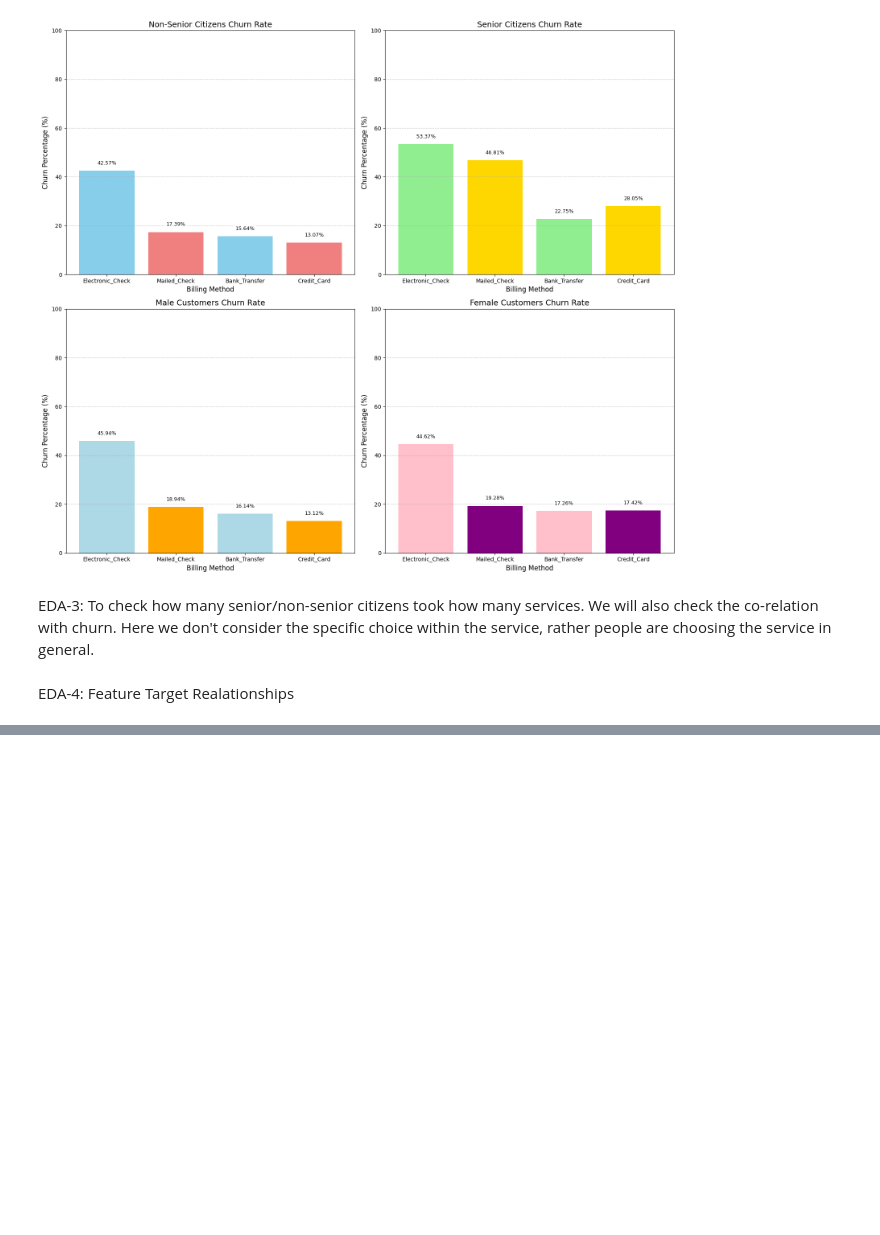
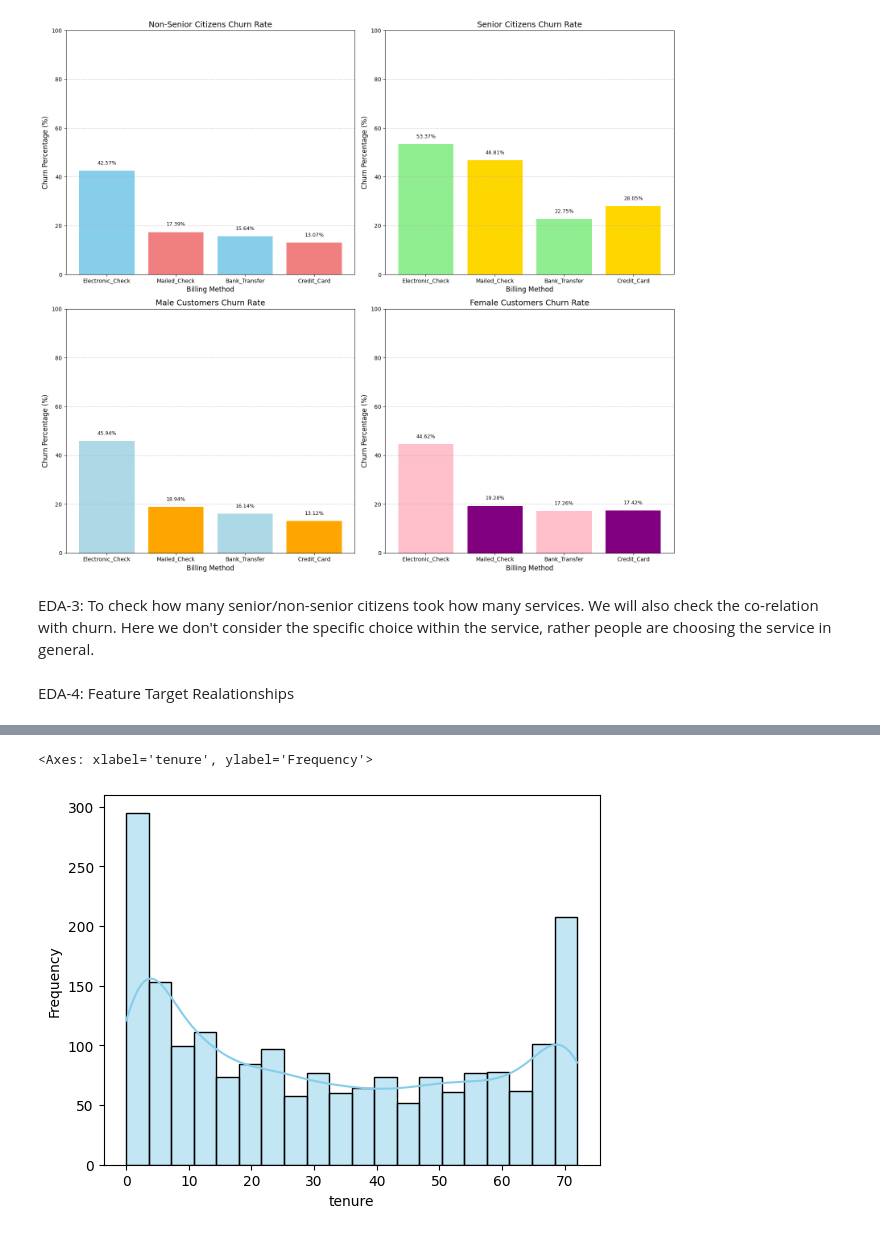
Before and after one commit to AyushmanRaha/Customer-Churn-Prediction, a Jupyter notebook: Churn_Prediction_Project.ipynb, the cells around one changed output, grey strips where cells are left out. Cells and saved outputs as stored; diff of their text form; code cells hidden in the pictures; blank space fills up the shorter version.

```diff
--- a/Churn_Prediction_Project.ipynb
+++ b/Churn_Prediction_Project.ipynb
@@ -1289,0 +1312,5 @@ EDA-4: Feature Target Realationships
+# %%
+sns.histplot(df['tenure'], kde=True, color='skyblue', edgecolor='black', linewidth=1, bins=20, stat='frequency', common_norm=False)
+# %% [output]
+<Axes: xlabel='tenure', ylabel='Frequency'>
+[figure, added]
```
Also changed, not shown: parts of 5 cells of this notebook.
